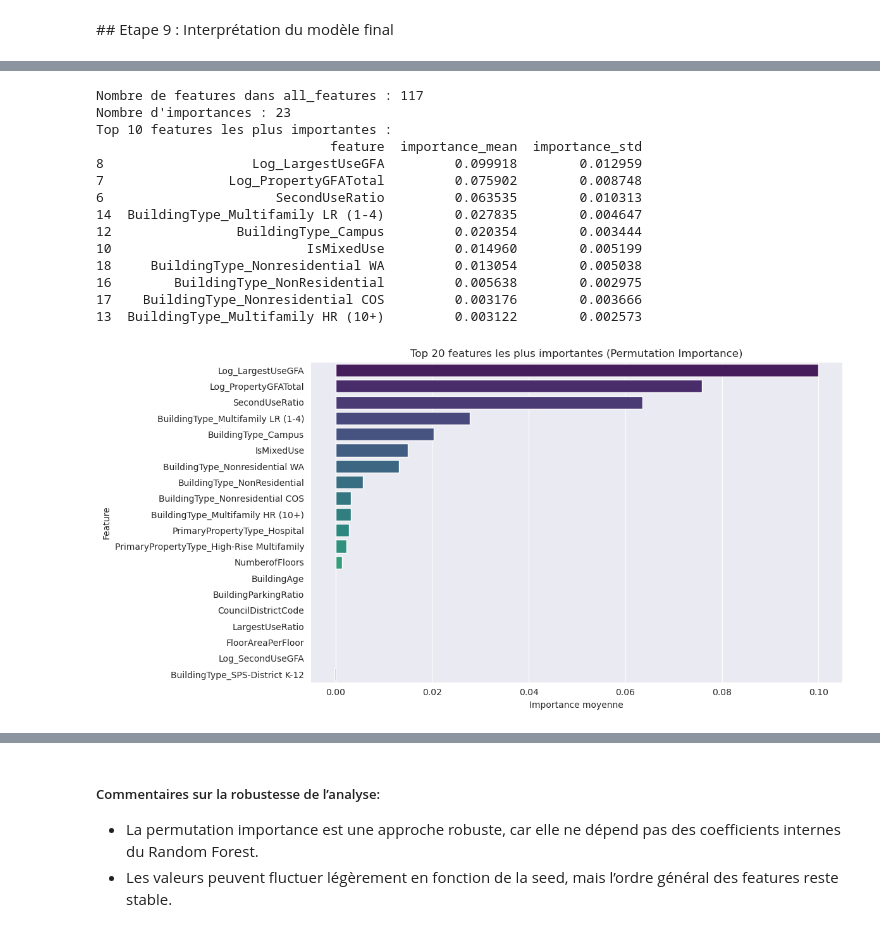
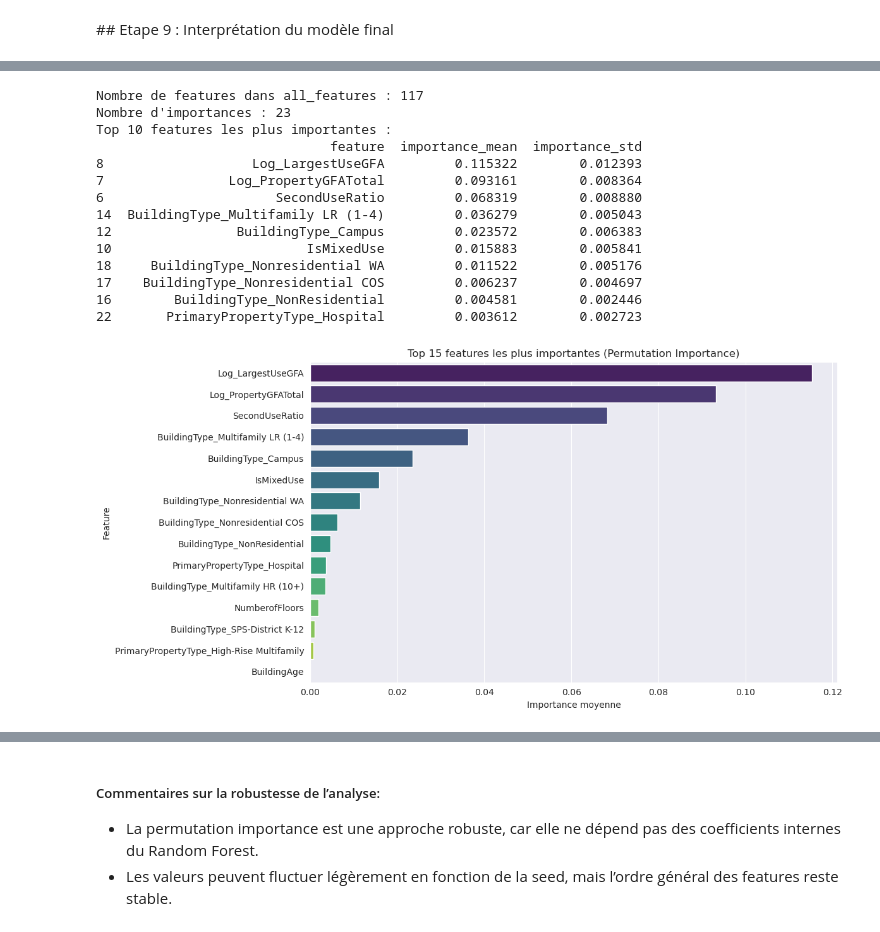
Before and after one commit to vikdevit/ai_engineer_projects, a Jupyter notebook: P03/notebooks/Khatcherian_Viken_p03_notebook.ipynb, the cells around one changed output, grey strips where cells are left out. Drawn from its saved outputs; the diff is of its cells as text; code cells hidden in the pictures.

Commit message:
maj finale avec inference

```diff
--- a/P03/notebooks/Khatcherian_Viken_p03_notebook.ipynb
+++ b/P03/notebooks/Khatcherian_Viken_p03_notebook.ipynb
@@ -996,8 +1004,14 @@ plt.show()
 ## Etape 8 : Optimisation des modèles
 # %%
 # Optimisation de Random Forest (les hyperparamètres sont optimisés via GridSearchCV avec validation croisée)
+from sklearn.model_selection import GridSearchCV
 from sklearn.metrics import mean_squared_error, mean_absolute_error, r2_score
 import numpy as np
+from sklearn.metrics import mean_squared_error, mean_absolute_error, r2_score
+import numpy as np
+
+# Pipeline Random Forest existant
+rf_pipeline = pipelines["RandomForest"]
 
 # GridSearch ultra-rapide pour test (~1 min)
 rf_param_grid = {
@@ -1589,10 +1942,10 @@ from sklearn.inspection import permutation_importance
 import pandas as pd
 import numpy as np
 
-# Pipeline du modèle final
-pipeline = rf_grid3.best_estimator_
+# Pipeline du modèle final (Random Forest Palier 4)
+pipeline = rf_grid_large.best_estimator_
 
-# Importance par permutation
+# Calcul de l'importance par permutation
 result = permutation_importance(
     pipeline,
     X_test,
@@ -1602,22 +1955,24 @@ result = permutation_importance(
     n_jobs=-1
 )
 
-# Récupérer les noms exacts des colonnes transformées
-# Attention : il faut utiliser get_feature_names_out() sur le ColumnTransformer
+# Récupération du preprocessor
 preprocessor = pipeline.named_steps["preprocessor"]
-num_features_transformed = num_features  # inchangées
+
+# Features numériques (inchangées)
+num_features_transformed = num_features
+
+# Features catégorielles après OneHotEncoding
 cat_features_transformed = preprocessor.named_transformers_["cat"].get_feature_names_out(cat_features)
 
-# Concaténation des features numériques et catégorielles OHE
+# Concaténation des noms de variables
 all_features = np.concatenate([num_features_transformed, cat_features_transformed])
 
 # Vérification des longueurs
 print("Nombre de features dans all_features :", len(all_features))
 print("Nombre d'importances :", len(result.importances_mean))
 
-# Assurez-vous que les longueurs correspondent
+# Ajustement si les longueurs ne correspondent pas
 if len(all_features) != len(result.importances_mean):
-    # Si elles ne correspondent pas, on prend uniquement la longueur minimale
     n = min(len(all_features), len(result.importances_mean))
     all_features = all_features[:n]
     importances_mean = result.importances_mean[:n]
@@ -1626,14 +1981,14 @@ else:
     importances_mean = result.importances_mean
     importances_std = result.importances_std
 
-# Création du DataFrame
+# Création du DataFrame des importances
 importances = pd.DataFrame({
     "feature": all_features,
     "importance_mean": importances_mean,
     "importance_std": importances_std
 }).sort_values(by="importance_mean", ascending=False)
 
-# Top 10 features
+# Top 10 variables les plus importantes
 print("Top 10 features les plus importantes :")
 print(importances.head(10))
 # %% [output]
@@ -1641,46 +1996,46 @@ Nombre de features dans all_features : 117
 Nombre d'importances : 23
 Top 10 features les plus importantes :
                               feature  importance_mean  importance_std
-8                   Log_LargestUseGFA         0.099918        0.012959
-7                Log_PropertyGFATotal         0.075902        0.008748
-6                      SecondUseRatio         0.063535        0.010313
-14  BuildingType_Multifamily LR (1-4)         0.027835        0.004647
-12                BuildingType_Campus         0.020354        0.003444
-10                         IsMixedUse         0.014960        0.005199
-18     BuildingType_Nonresidential WA         0.013054        0.005038
-16        BuildingType_NonResidential         0.005638        0.002975
-17    BuildingType_Nonresidential COS         0.003176        0.003666
-13  BuildingType_Multifamily HR (10+)         0.003122        0.002573
+8                   Log_LargestUseGFA         0.115322        0.012393
+7                Log_PropertyGFATotal         0.093161        0.008364
+6                      SecondUseRatio         0.068319        0.008880
+14  BuildingType_Multifamily LR (1-4)         0.036279        0.005043
+12                BuildingType_Campus         0.023572        0.006383
+10                         IsMixedUse         0.015883        0.005841
+18     BuildingType_Nonresidential WA         0.011522        0.005176
+17    BuildingType_Nonresidential COS         0.006237        0.004697
+16        BuildingType_NonResidential         0.004581        0.002446
+22       PrimaryPropertyType_Hospital         0.003612        0.002723
 # %%
 import matplotlib.pyplot as plt
 import seaborn as sns
 
 # Style avec fond gris
 sns.set_style("darkgrid")
 
-# Top 20 features
-top_n = 20
+# Top 15 features
+top_n = 15
 top_features = importances.head(top_n)
 
 # Visualisation
 plt.figure(figsize=(12, 6))
 sns.barplot(
     x="importance_mean",
     y="feature",
     hue="feature",        # corrige le warning
     data=top_features,
     palette="viridis",
     orient="h",
     legend=False          # évite la légende inutile
 )
 
 plt.title(f"Top {top_n} features les plus importantes (Permutation Importance)")
 plt.xlabel("Importance moyenne")
 plt.ylabel("Feature")
 
 plt.tight_layout()
 plt.show()
 # %% [output]
-[figure, old version]
+[figure, new version]
 # %% [markdown]
 ##### Observations :
```
Also changed, not shown: parts of 32 cells of this notebook.
